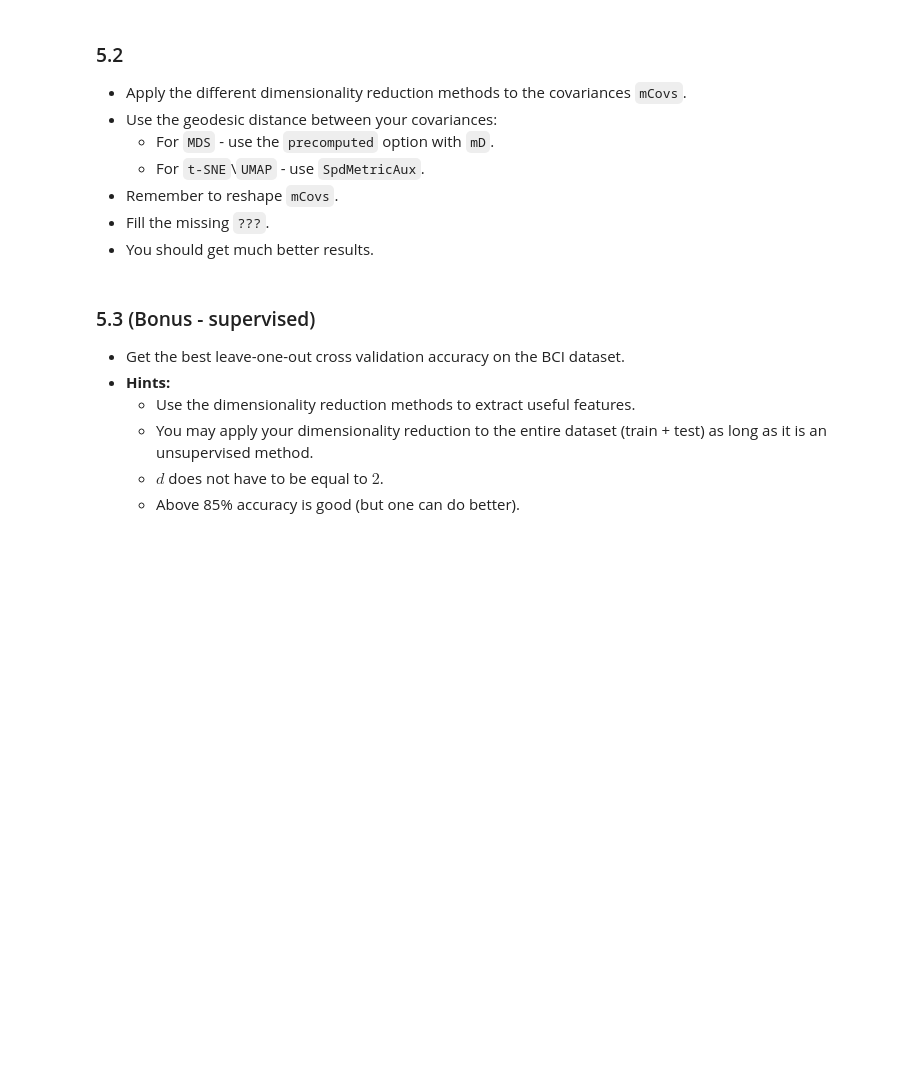
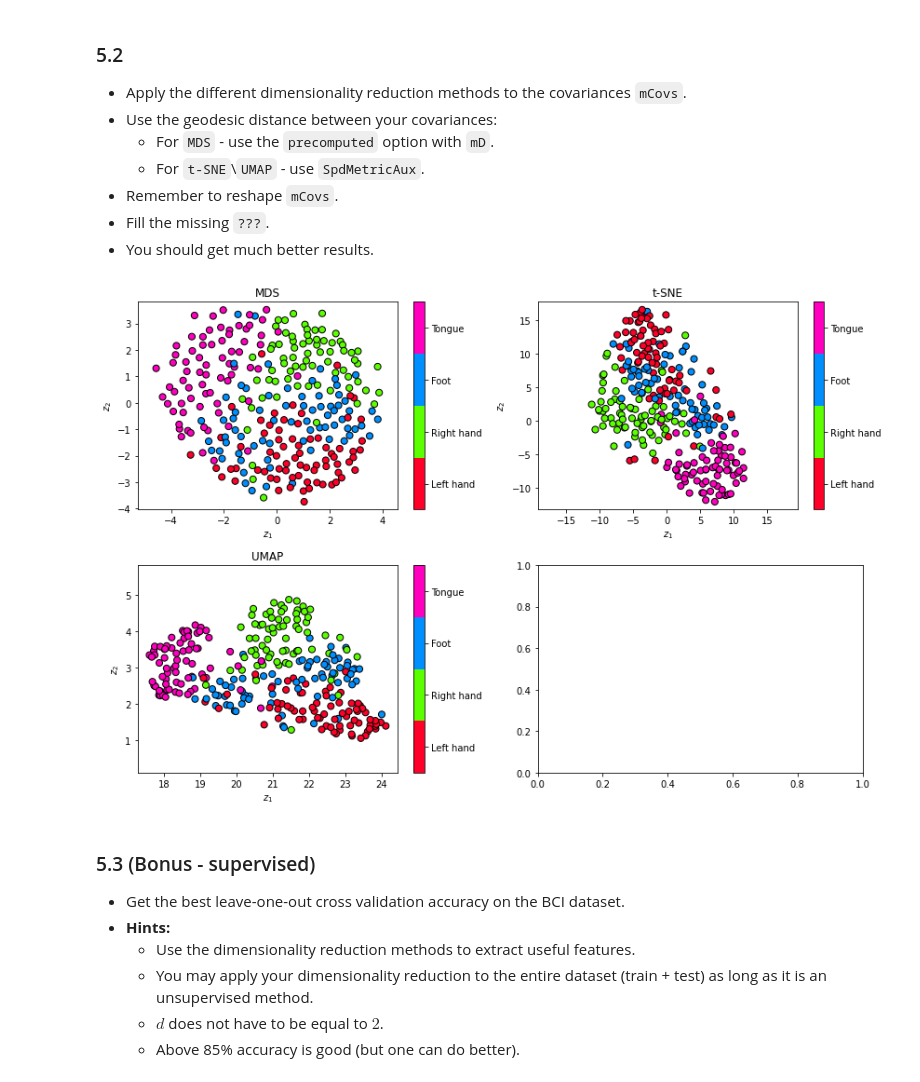
Before and after one commit to livneor207/unsupervised, a Jupyter notebook: Mine/HW4/ProblemSet4.ipynb, the cells around one changed output. Saved outputs shown, nothing was run; the diff lists cells and outputs as text; code cells hidden in the pictures; blank space fills up the shorter version.

```diff
--- a/Mine/HW4/ProblemSet4.ipynb
+++ b/Mine/HW4/ProblemSet4.ipynb
@@ -809,7 +836,9 @@ def ComputeCovs(mX):
     It should be 1-5 lines of code
     ==============================================
     '''
-    mX@mX.T
+    mX_list = mX.tolist()
+    convs = list(map(lambda x: np.array(x).T@np.array(x), mX_list))
+    mCovs = np.array(convs)
 
     return mCovs
 # %% [markdown]
@@ -856,29 +885,35 @@ def SpdMetricAux(vP, vQ):
 * Fill the missing `???`.
 * You should get much better results.
 # %%
-mCovs = ComputeCovs(mX)
+
+from sklearn.metrics import pairwise_distances
+mCovs1 = ComputeCovs(mX1)
+mCovs1_flatten = mCovs1.reshape(N1,-1)
+mD    = pairwise_distances(mCovs1_flatten, metric=SpdMetricAux)
 
 lMethods  = []
-lMethods += [(MDS (n_components=2, dissimilarity='precomputed'), 'MDS'  )]
-lMethods += [(TSNE(n_components=2, metric='precomputed'       ), 't-SNE')]
-lMethods += [(UMAP(n_components=2, metric=???       ), 'UMAP' )]
+lMethods += [(MDS (n_components=2, dissimilarity="precomputed"), 'MDS'  )]
+lMethods += [(TSNE(n_components=2, metric=SpdMetricAux       ), 't-SNE')]
+lMethods += [(UMAP(n_components=2, metric=SpdMetricAux       ), 'UMAP' )]
 
 fig, _ = plt.subplots(2, 2, figsize=(12, 8))
 for (oMethod, name), ax in zip(lMethods, fig.axes):
     if name == 'MDS':
-        mZ = oMethod.fit_transform(???)
+        mZ = oMethod.fit_transform(mD1)
     else:
-        mZ = oMethod.fit_transform(???)
+        mZ = oMethod.fit_transform(mCovs1_flatten)
 
-    h = ax.scatter(*mZ.T, s=50, c=vY, edgecolor='k', vmin=-1/2, vmax=3.5, cmap=get_cmap('gist_rainbow', 4))
+    h = ax.scatter(*mZ.T, s=50, c=vY1, edgecolor='k', vmin=-1/2, vmax=3.5, cmap=get_cmap('gist_rainbow', 4))
     ax.set_title  (name)
     ax.set_xlabel ('$z_1$')
     ax.set_ylabel ('$z_2$')
     ax.axis       ('equal')
     plt.colorbar  (h, ax=ax, ticks=range(4)).ax.set_yticklabels(lLabel)
 
 plt.tight_layout()
 plt.show()
+# %% [output]
+[figure, added]
 # %% [markdown]
 ### 5.3 (Bonus - supervised)
 * Get the best leave-one-out cross validation accuracy on the BCI dataset.
```
Also changed, not shown: parts of 19 cells of this notebook.
